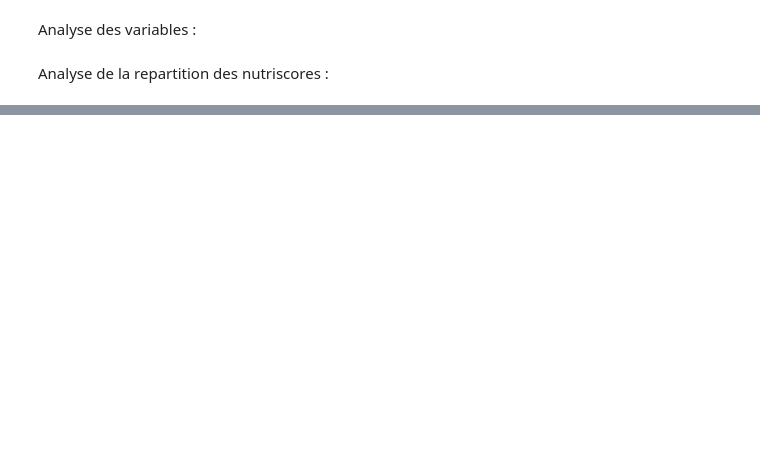
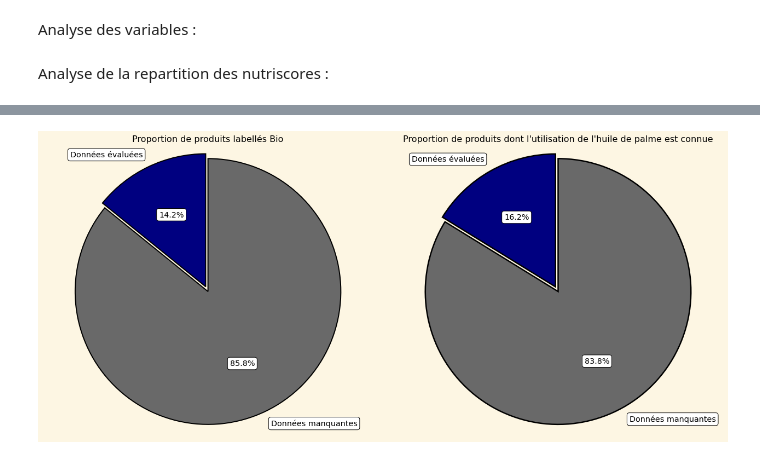
Before and after one commit to Psemp/ds_project_3, a Jupyter notebook: exploratory_analysis.ipynb, the cells around one changed output, grey strips where cells are left out. Cells and saved outputs as stored; diff of their text form; code cells hidden in the pictures; blank space fills up the shorter version.

```diff
--- a/exploratory_analysis.ipynb
+++ b/exploratory_analysis.ipynb
@@ -37,0 +64,48 @@ plt.show()
+# %%
+total_products = len(df_off)
+
+rated_organic = df_off["organic"].notna().sum()
+organic_data = [rated_organic, total_products - rated_organic]
+rated_palm_oil = df_off["palm_oil"].notna().sum()
+palm_oil_data = [rated_palm_oil, total_products - rated_palm_oil]
+
+fig, (ax1, ax2) = plt.subplots(ncols=2, nrows=1, figsize=(18, 8))
+
+labels = ["Données évaluées", "Données manquantes"]
+
+bbox=dict(facecolor='white', edgecolor='black', boxstyle="round")
+
+textprops = {
+    "size": "x-large",
+    "bbox": bbox,
+    "backgroundcolor": "white",
+
+}
+
+colors = ["navy", "dimgrey"]
+
+ax1.axis('equal')
+ax2.axis('equal')
+
+ax1.pie(
+    organic_data, startangle=90, autopct='%1.1f%%',
+    wedgeprops={'linewidth': 2,'edgecolor': 'black'},
+    labels=labels, textprops=textprops, colors=colors,
+    explode=[0.04, 0]
+    )
+
+ax2.pie(
+    palm_oil_data, startangle=90, autopct='%1.1f%%',
+    wedgeprops={'linewidth': 2.5,'edgecolor': 'black'},
+    labels=labels, textprops=textprops, colors=colors,
+    explode=[0.04, 0]
+    )
+
+ax1.set_title("Proportion de produits labellés Bio")
+ax2.set_title("Proportion de produits dont l'utilisation de l'huile de palme est connue")
+
+plt.tight_layout()
+
+plt.show()
+# %% [output]
+[figure, added]
```
Also changed, not shown: parts of 17 cells of this notebook, 2 other files.
